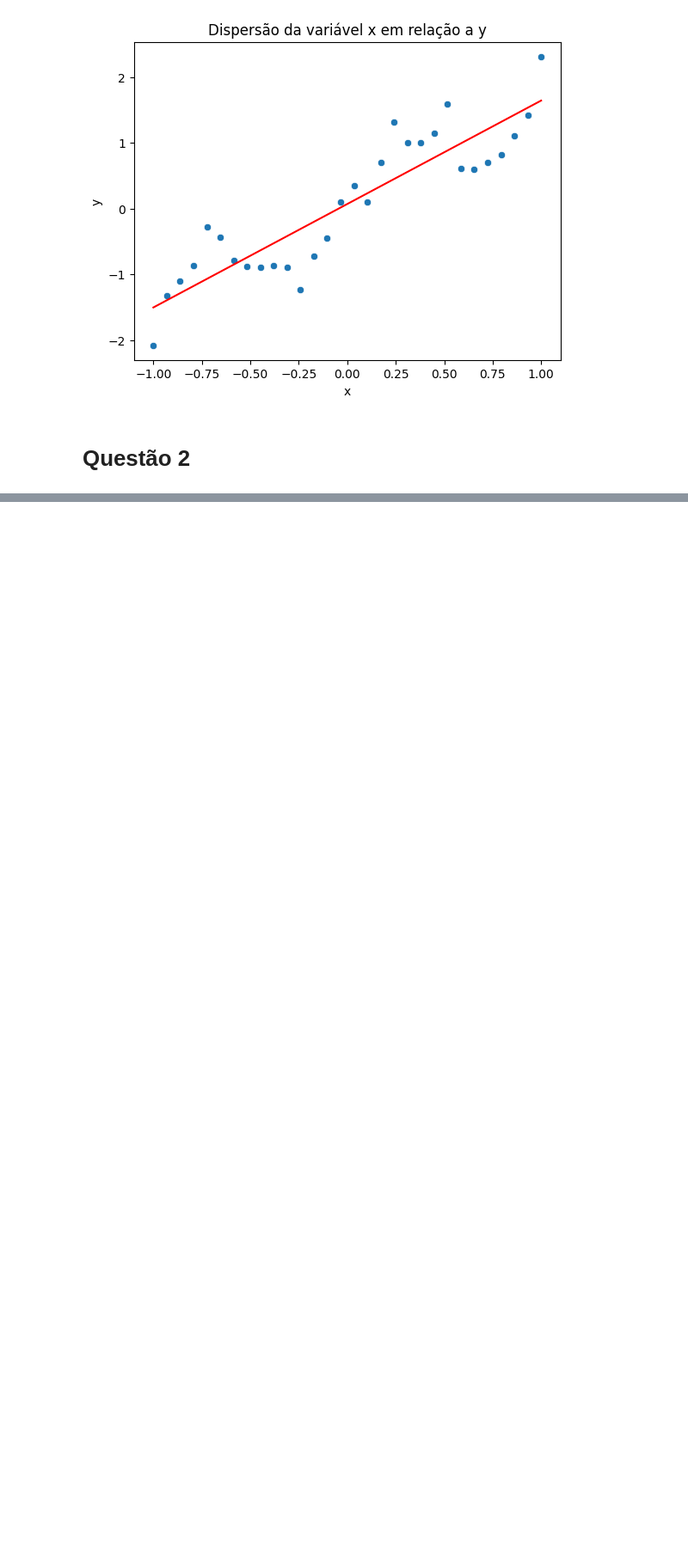
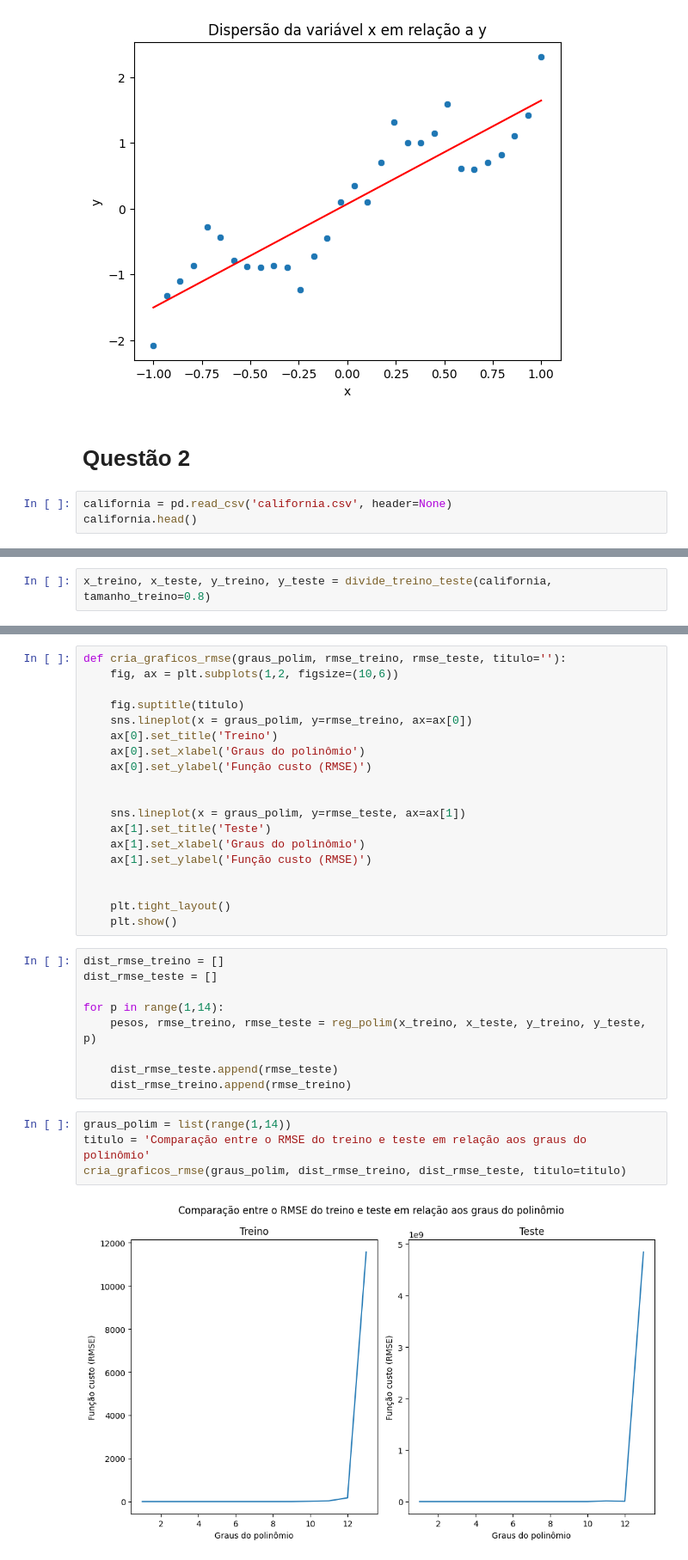
Before and after one commit to PedroJoas/AprendizagemDeMaquina, a Jupyter notebook: listas/lista1/resolucao.ipynb, the cells around one changed output, grey strips where cells are left out. Shown: that part at 86% size. Cells and saved outputs as stored; diff of their text form; blank space fills up the shorter version.

```diff
--- a/listas/lista1/resolucao.ipynb
+++ b/listas/lista1/resolucao.ipynb
@@ -161,3 +199,6 @@ plt.show()
 # %% [markdown]
 
 # Questão 2
+# %%
+california = pd.read_csv('california.csv', header=None)
+california.head()
@@ -163,0 +247,2 @@ plt.show()
+# %%
+x_treino, x_teste, y_treino, y_teste = divide_treino_teste(california, tamanho_treino=0.8)
@@ -163,0 +272,34 @@ plt.show()
+# %%
+def cria_graficos_rmse(graus_polim, rmse_treino, rmse_teste, titulo=''):
+    fig, ax = plt.subplots(1,2, figsize=(10,6))
+
+    fig.suptitle(titulo)
+    sns.lineplot(x = graus_polim, y=rmse_treino, ax=ax[0])
+    ax[0].set_title('Treino')
+    ax[0].set_xlabel('Graus do polinômio')
+    ax[0].set_ylabel('Função custo (RMSE)')
+
+
+    sns.lineplot(x = graus_polim, y=rmse_teste, ax=ax[1])
+    ax[1].set_title('Teste')
+    ax[1].set_xlabel('Graus do polinômio')
+    ax[1].set_ylabel('Função custo (RMSE)')
+
+
+    plt.tight_layout()
+    plt.show()
+# %%
+dist_rmse_treino = []
+dist_rmse_teste = []
+
+for p in range(1,14):
+    pesos, rmse_treino, rmse_teste = reg_polim(x_treino, x_teste, y_treino, y_teste, p)
+
+    dist_rmse_teste.append(rmse_teste)
+    dist_rmse_treino.append(rmse_treino)
+# %%
+graus_polim = list(range(1,14))
+titulo = 'Comparação entre o RMSE do treino e teste em relação aos graus do polinômio'
+cria_graficos_rmse(graus_polim, dist_rmse_treino, dist_rmse_teste, titulo=titulo)
+# %% [output]
+[figure, added]
```
Also changed, not shown: parts of 27 cells of this notebook, 1 other file.
